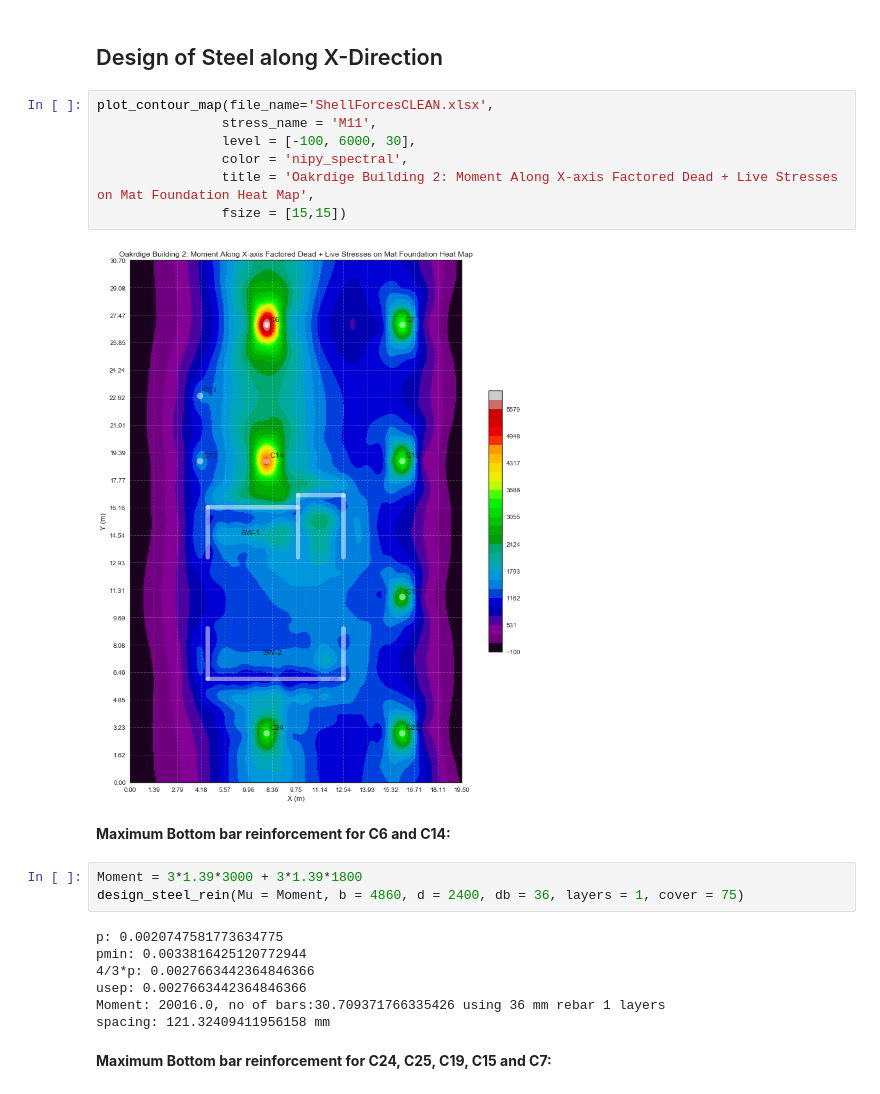
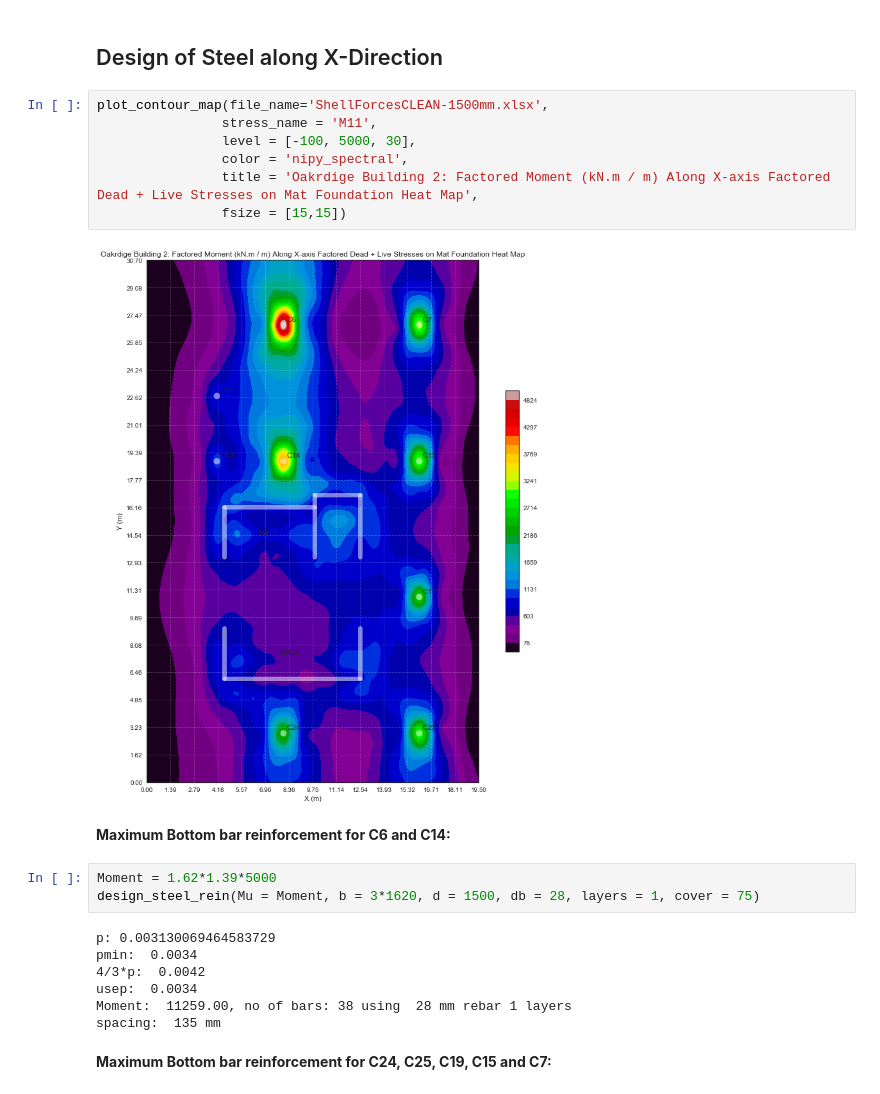
Before and after one commit to mjamezquidilla/MatFoundationAnalysis, a Jupyter notebook: Mat_Foundation_Analysis.ipynb, the cells around one changed output. Cells and saved outputs as stored; diff of their text form.

Commit message:
Change Mat Foundation Thickness to 1.5m and Shell and Reaction forces are added

```diff
--- a/Mat_Foundation_Analysis.ipynb
+++ b/Mat_Foundation_Analysis.ipynb
@@ -49,26 +78,26 @@ plot_contour_map(file_name='ShellForcesCLEAN.xlsx',
 # %% [markdown]
 ## Design of Steel along X-Direction
 # %%
-plot_contour_map(file_name='ShellForcesCLEAN.xlsx',
+plot_contour_map(file_name='ShellForcesCLEAN-1500mm.xlsx',
                 stress_name = 'M11',
-                level = [-100, 6000, 30],
+                level = [-100, 5000, 30],
                 color = 'nipy_spectral',
-                title = 'Oakrdige Building 2: Moment Along X-axis Factored Dead + Live Stresses on Mat Foundation Heat Map',
+                title = 'Oakrdige Building 2: Factored Moment (kN.m / m) Along X-axis Factored Dead + Live Stresses on Mat Foundation Heat Map',
                 fsize = [15,15])
 # %% [output]
-[figure, old version]
+[figure, new version]
 # %% [markdown]
 __Maximum Bottom bar reinforcement for C6 and C14:__
 # %%
-Moment = 3*1.39*3000 + 3*1.39*1800
-design_steel_rein(Mu = Moment, b = 4860, d = 2400, db = 36, layers = 1, cover = 75)
+Moment = 1.62*1.39*5000
+design_steel_rein(Mu = Moment, b = 3*1620, d = 1500, db = 28, layers = 1, cover = 75)
 # %% [output]
-p: 0.0020747581773634775
-pmin: 0.0033816425120772944
-4/3*p: 0.0027663442364846366
-usep: 0.0027663442364846366
-Moment: 20016.0, no of bars:30.709371766335426 using 36 mm rebar 1 layers
-spacing: 121.32409411956158 mm
+p: 0.003130069464583729
+pmin:  0.0034
+4/3*p:  0.0042
+usep:  0.0034
+Moment:  11259.00, no of bars: 38 using  28 mm rebar 1 layers
+spacing:  135 mm
 # %% [markdown]
 __Maximum Bottom bar reinforcement for C24, C25, C19, C15 and C7:__
 # %%
```
Also changed, not shown: parts of 22 cells of this notebook, 18 other files.
